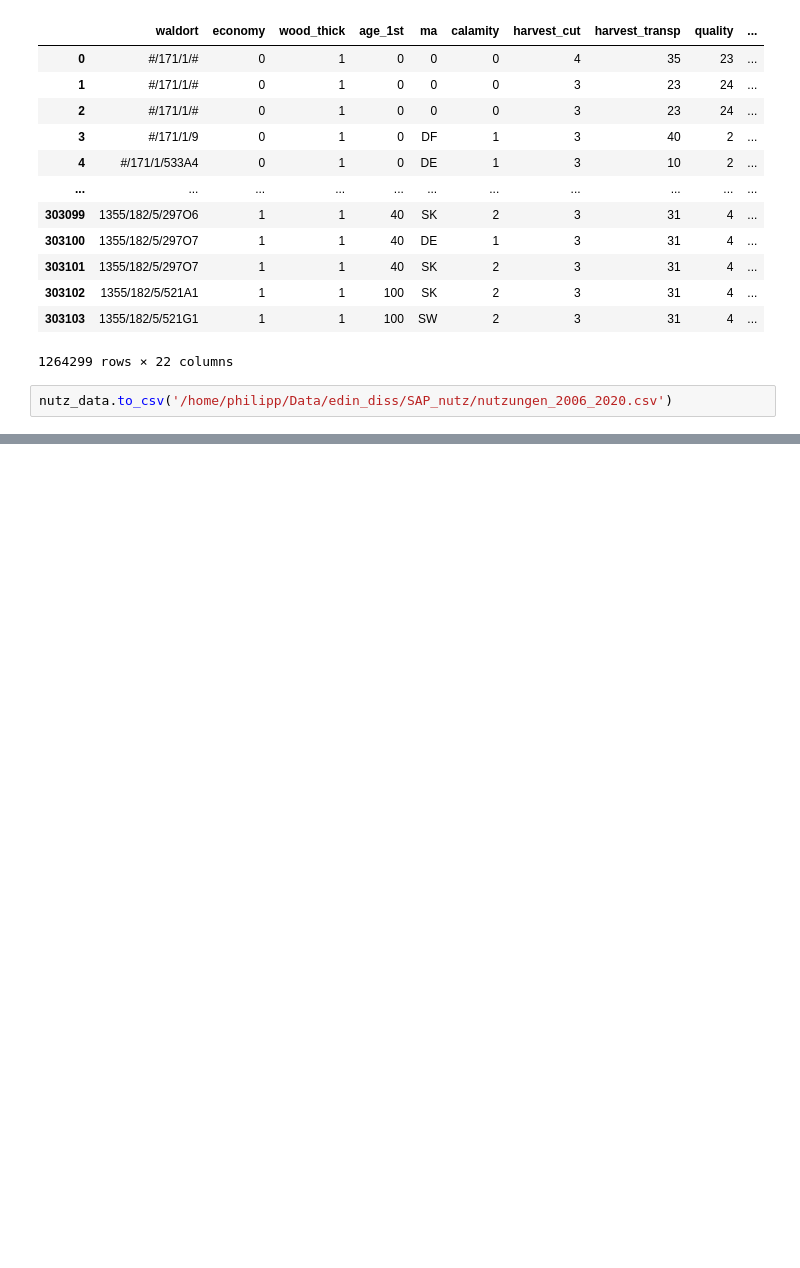
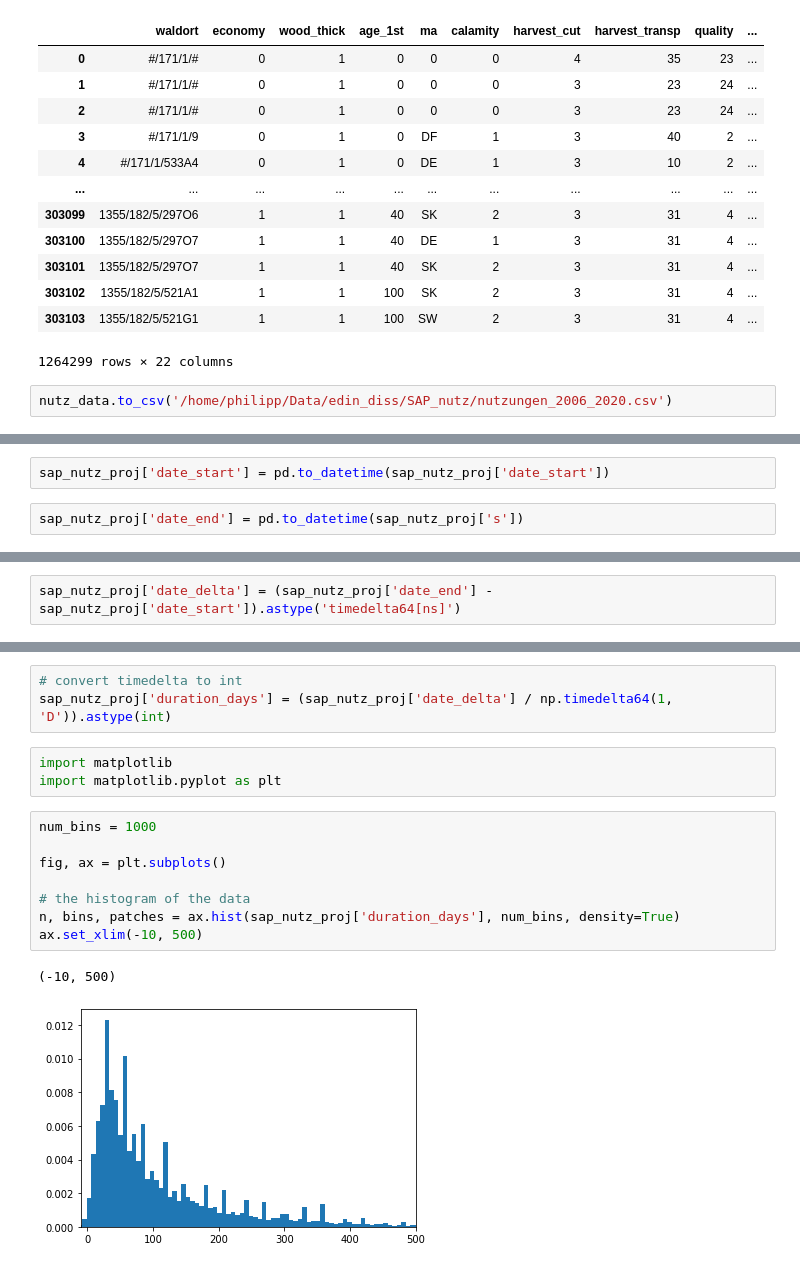
Before and after one commit to satlawa/edin_diss_geo, a Jupyter notebook: 01_data_discovery.ipynb, the cells around one changed output, grey strips where cells are left out. Drawn from its saved outputs; the diff is of its cells as text; blank space fills up the shorter version.

```diff
--- a/01_data_discovery.ipynb
+++ b/01_data_discovery.ipynb
@@ -305,0 +372,4 @@ df.groupby(['Animal']).mean()
+# %%
+sap_nutz_proj['date_start'] = pd.to_datetime(sap_nutz_proj['date_start'])
+# %%
+sap_nutz_proj['date_end'] = pd.to_datetime(sap_nutz_proj['s'])
@@ -305,0 +392,2 @@ df.groupby(['Animal']).mean()
+# %%
+sap_nutz_proj['date_delta'] = (sap_nutz_proj['date_end'] - sap_nutz_proj['date_start']).astype('timedelta64[ns]')
@@ -305,0 +418,17 @@ df.groupby(['Animal']).mean()
+# %%
+# convert timedelta to int
+sap_nutz_proj['duration_days'] = (sap_nutz_proj['date_delta'] / np.timedelta64(1, 'D')).astype(int)
+# %%
+import matplotlib
+import matplotlib.pyplot as plt
+# %%
+num_bins = 1000
+
+fig, ax = plt.subplots()
+
+# the histogram of the data
+n, bins, patches = ax.hist(sap_nutz_proj['duration_days'], num_bins, density=True)
+ax.set_xlim(-10, 500)
+# %% [output]
+(-10, 500)
+[figure, added]
```
Also changed, not shown: parts of 17 cells of this notebook, 2 other files.
